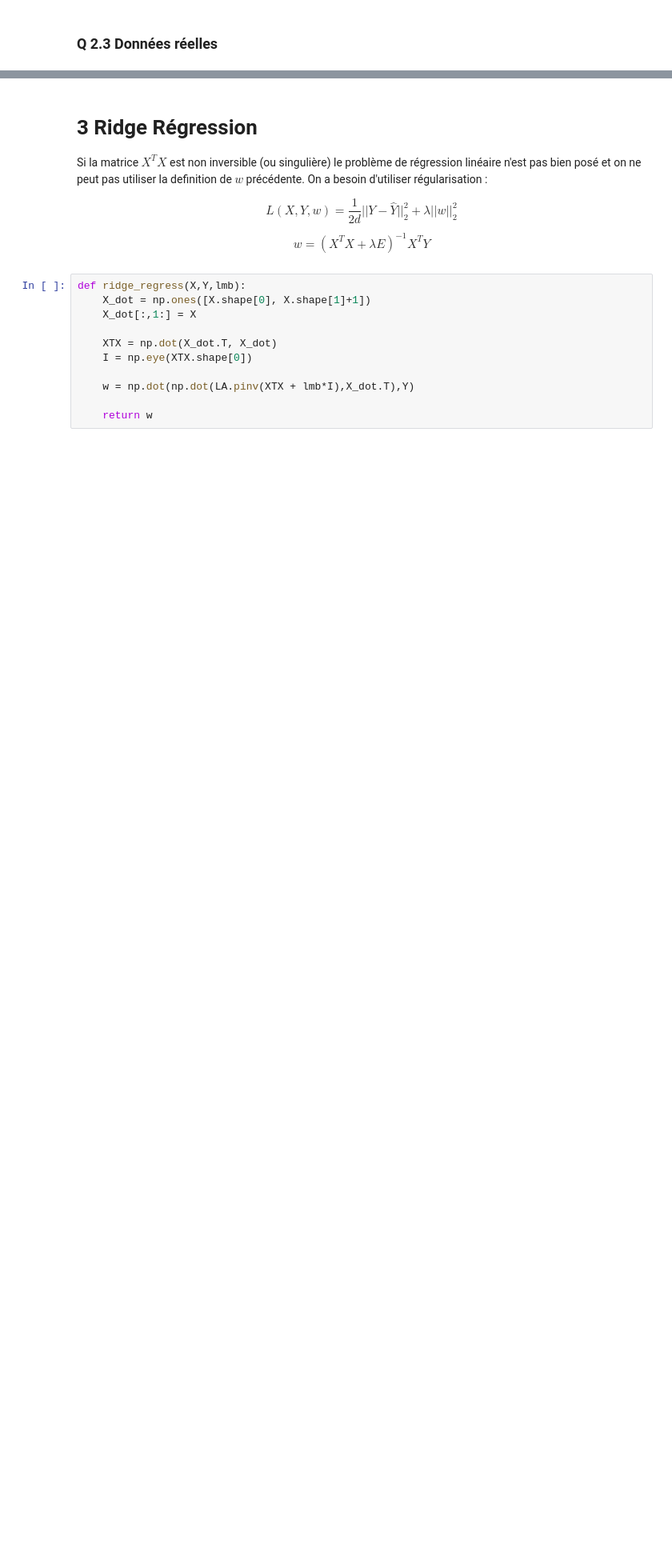
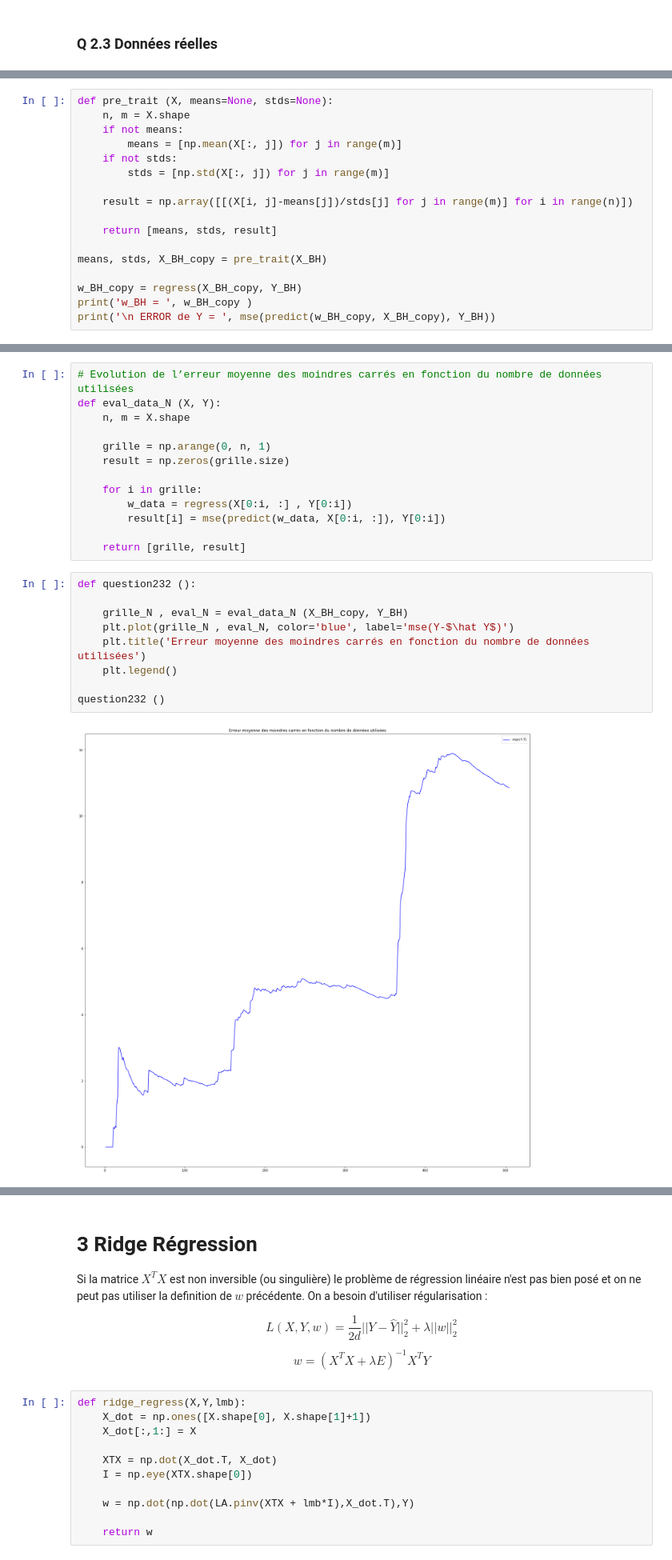
Before and after one commit to KVict/MALAP2018, a Jupyter notebook: ML_TP1.ipynb, the cells around one changed output, grey strips where cells are left out. Shown at 80% size. Saved outputs shown, nothing was run; the diff lists cells and outputs as text; blank space fills up the shorter version.

```diff
--- a/ML_TP1.ipynb
+++ b/ML_TP1.ipynb
@@ -240,0 +348,17 @@ w_BH = regress(X_BH, Y_BH)
+# %%
+def pre_trait (X, means=None, stds=None):
+    n, m = X.shape
+    if not means:
+        means = [np.mean(X[:, j]) for j in range(m)]
+    if not stds:
+        stds = [np.std(X[:, j]) for j in range(m)]
+
+    result = np.array([[(X[i, j]-means[j])/stds[j] for j in range(m)] for i in range(n)])
+
+    return [means, stds, result]
+
+means, stds, X_BH_copy = pre_trait(X_BH)
+
+w_BH_copy = regress(X_BH_copy, Y_BH)
+print('w_BH = ', w_BH_copy )
+print('\n ERROR de Y = ', mse(predict(w_BH_copy, X_BH_copy), Y_BH))
@@ -240,0 +374,24 @@ w_BH = regress(X_BH, Y_BH)
+# %%
+# Evolution de l’erreur moyenne des moindres carrés en fonction du nombre de données utilisées
+def eval_data_N (X, Y):
+    n, m = X.shape
+
+    grille = np.arange(0, n, 1)
+    result = np.zeros(grille.size)
+
+    for i in grille:
+        w_data = regress(X[0:i, :] , Y[0:i])
+        result[i] = mse(predict(w_data, X[0:i, :]), Y[0:i])
+
+    return [grille, result]
+# %%
+def question232 ():
+
+    grille_N , eval_N = eval_data_N (X_BH_copy, Y_BH)
+    plt.plot(grille_N , eval_N, color='blue', label='mse(Y-$\hat Y$)')
+    plt.title('Erreur moyenne des moindres carrés en fonction du nombre de données utilisées')
+    plt.legend()
+
+question232 ()
+# %% [output]
+[figure, added]
```
Also changed, not shown: parts of 20 cells of this notebook.
